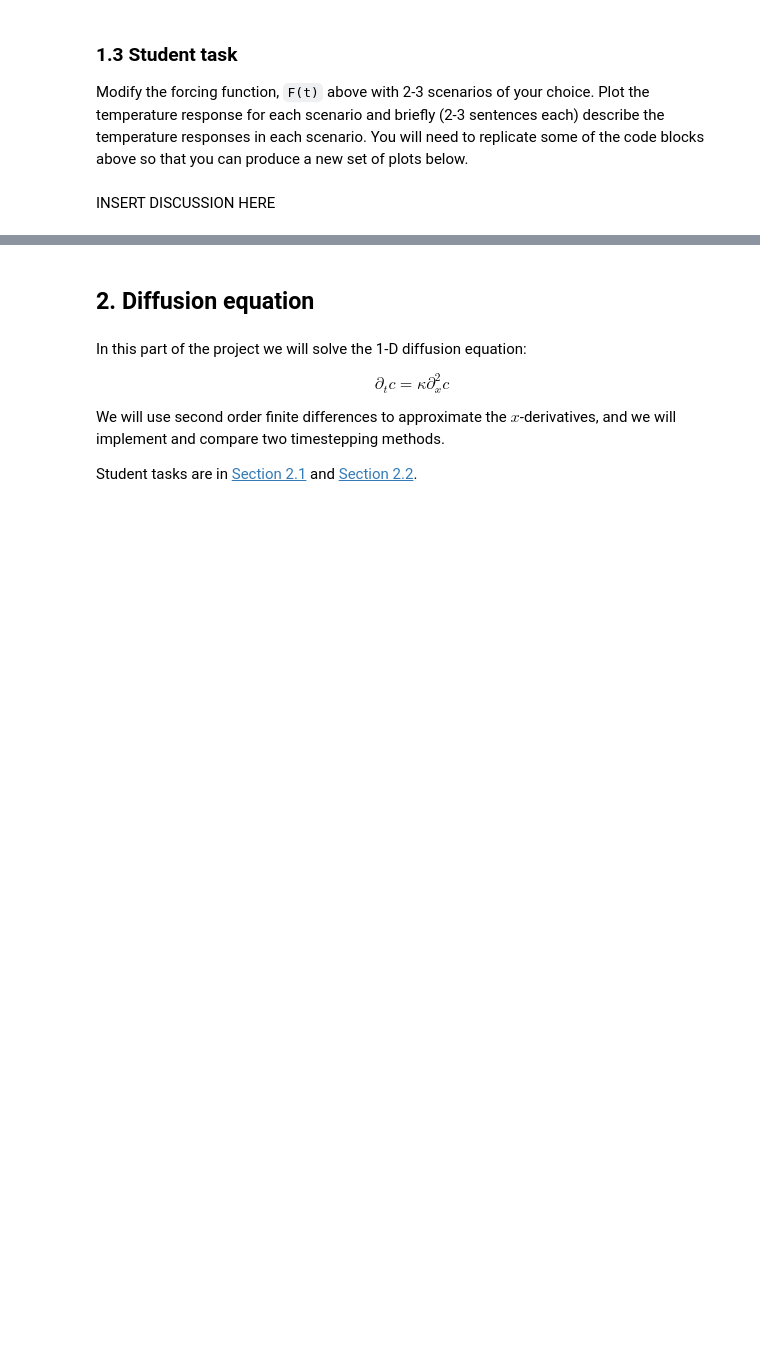
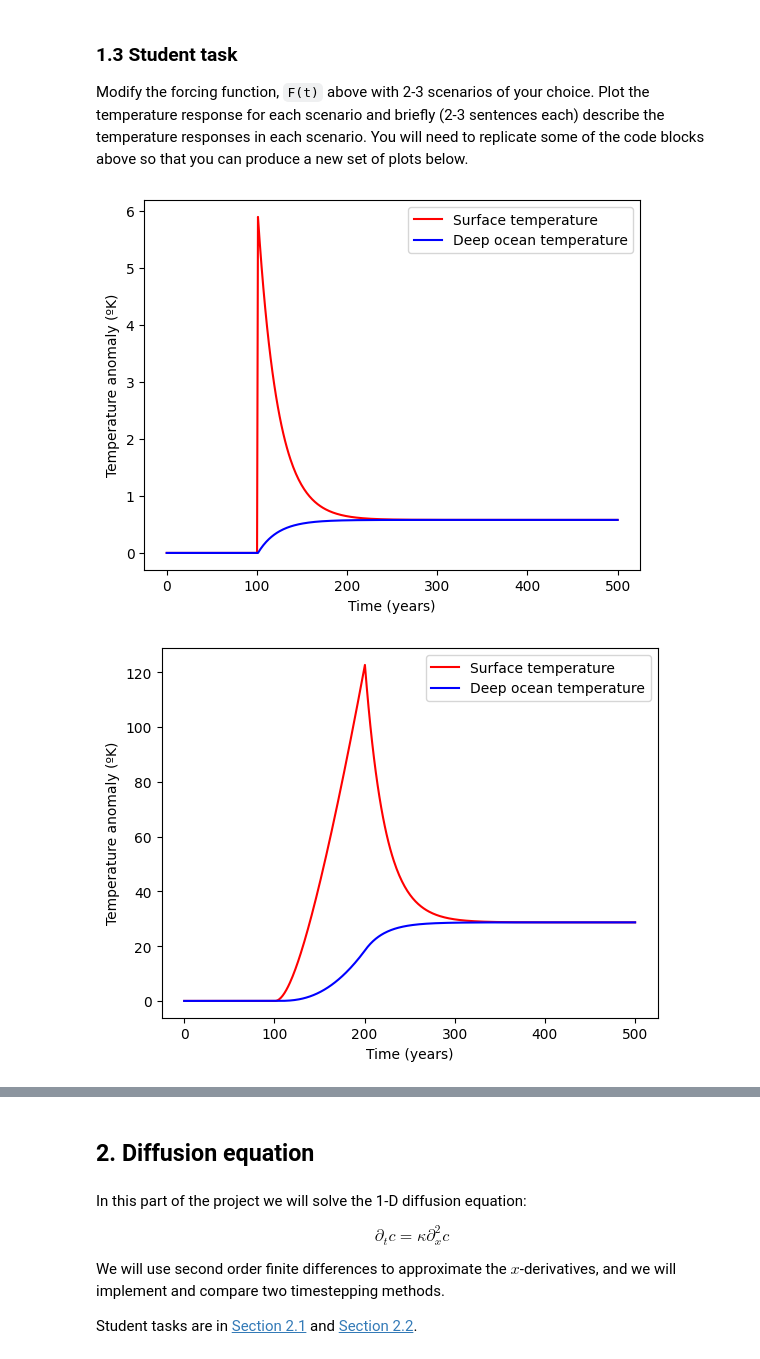
Before and after one commit to Phonk509/QCES, a Jupyter notebook: Project1_numerical_methods.ipynb, the cells around one changed output, grey strips where cells are left out. Cells and saved outputs as stored; diff of their text form; code cells hidden in the pictures; blank space fills up the shorter version.

```diff
--- a/Project1_numerical_methods.ipynb
+++ b/Project1_numerical_methods.ipynb
@@ -63,8 +63,8 @@ Finally, we are ready to create a for loop to timestep the equations listed at t
 Fill in the interior of the for loop to timestep the equations from the start of Section 1 using the Explicit Euler method.
 # %%
 for i in range(0, Nt-1):
-    T[i+1] =
-    theta[i+1] =
+    T[i+1] = T[i] + dt/C_s * (F(i)-gamma*(T[i]-theta[i]))
+    theta[i+1] = theta[i] + dt/C_d * (gamma*(T[i]-theta[i]))
 # %% [markdown]
 After you are finished, run the cell below to plot the results
 # %%
@@ -90,2 +89,45 @@ Modify the forcing function, `F(t)` above with 2-3 scenarios of your choice. Plo
-# %% [markdown]
-INSERT DISCUSSION HERE
+# %%
+def F_delta(t):
+    return 100 if t == 100 else 0
+
+for i in range(0, Nt-1):
+    T[i+1] = T[i] + dt/C_s * (F_delta(i)-gamma*(T[i]-theta[i]))
+    theta[i+1] = theta[i] + dt/C_d * (gamma*(T[i]-theta[i]))
+
+plt.plot(t,T,'r-')
+plt.plot(t,theta,'b-')
+plt.legend(['Surface temperature','Deep ocean temperature'])
+plt.xlabel('Time (years)')
+plt.ylabel('Temperature anomaly (ºK)')
+plt.show()
+
+def F_linear(t):
+    return t-100 if t > 100 and t <200 else 0
+
+for i in range(0, Nt-1):
+    T[i+1] = T[i] + dt/C_s * (F_linear(i)-gamma*(T[i]-theta[i]))
+    theta[i+1] = theta[i] + dt/C_d * (gamma*(T[i]-theta[i]))
+
+plt.plot(t,T,'r-')
+plt.plot(t,theta,'b-')
+plt.legend(['Surface temperature','Deep ocean temperature'])
+plt.xlabel('Time (years)')
+plt.ylabel('Temperature anomaly (ºK)')
+plt.show()
+
+def F_sinusoidal(t):
+    return 100*np.sin(t/200) if t > 100 and t <200 else 0
+
+for i in range(0, Nt-1):
+    T[i+1] = T[i] + dt/C_s * (F_sinusoidal(i)-gamma*(T[i]-theta[i]))
+    theta[i+1] = theta[i] + dt/C_d * (gamma*(T[i]-theta[i]))
+
+plt.plot(t,T,'r-')
+plt.plot(t,theta,'b-')
+plt.legend(['Surface temperature','Deep ocean temperature'])
+plt.xlabel('Time (years)')
+plt.ylabel('Temperature anomaly (ºK)')
+plt.show()
+# %% [output]
+[figure, added]
+[figure, added]
```
Also changed, not shown: parts of 19 cells of this notebook.
